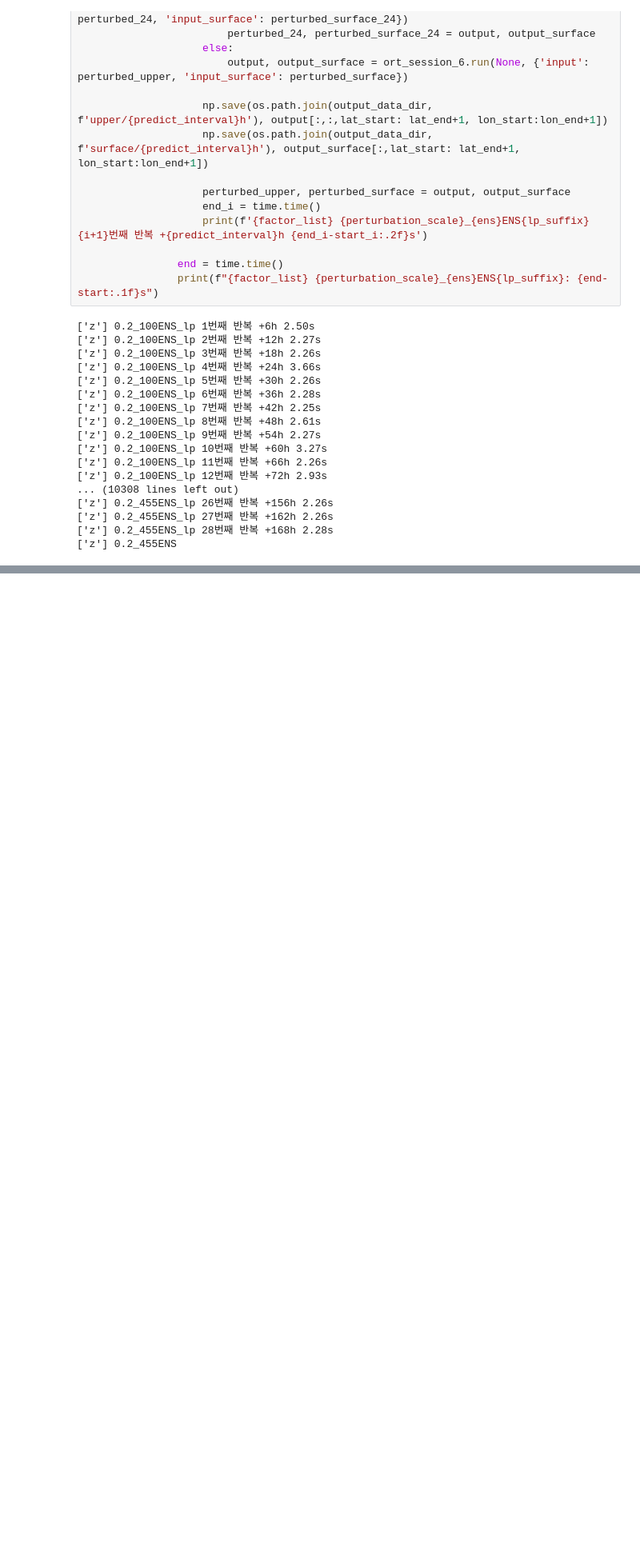
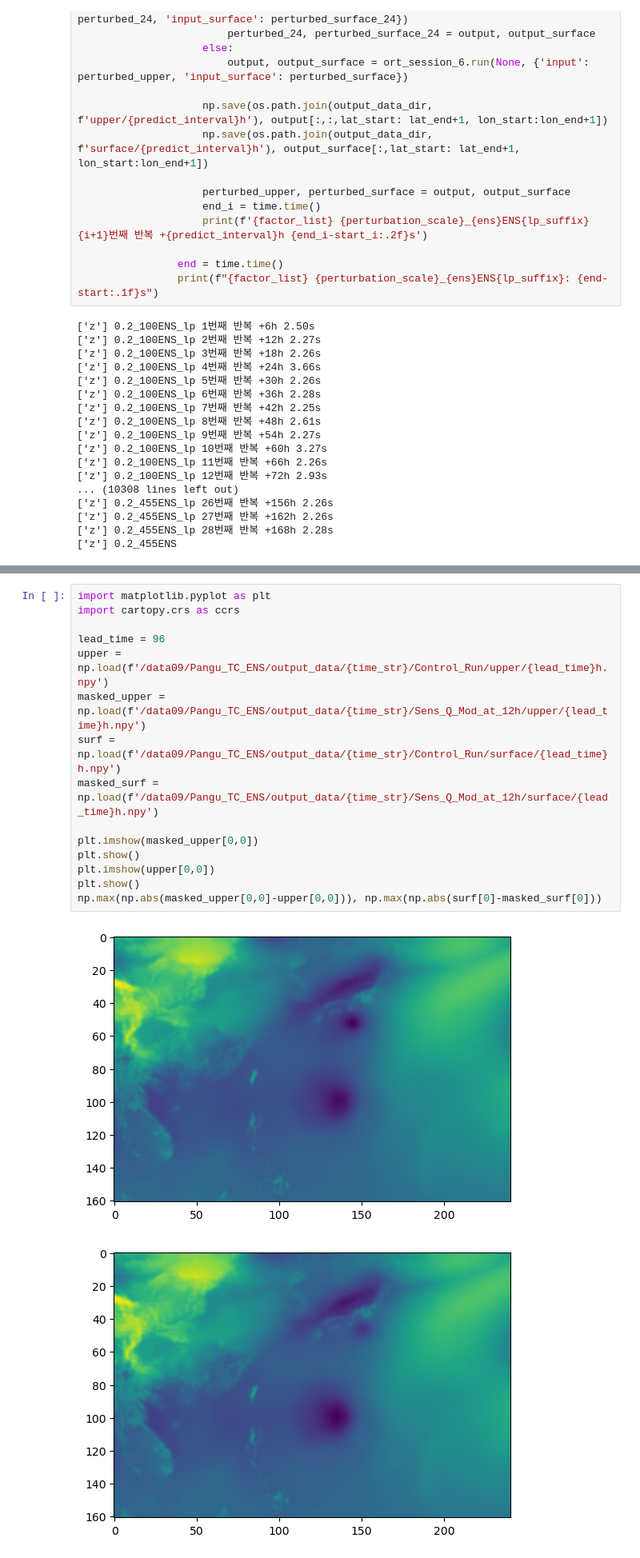
Before and after one commit to jjoo0727/Convective-Systems-Tropical-Dynamics-Laboratory, a Jupyter notebook: inference/inference_ENS1.ipynb, the cells around one changed output, grey strips where cells are left out. Shown at 80% size. Cells and saved outputs as stored; diff of their text form; blank space fills up the shorter version.

```diff
--- a/inference/inference_ENS1.ipynb
+++ b/inference/inference_ENS1.ipynb
@@ -181,0 +515,18 @@ for factor_list in factor_list_list:
+# %%
+import matplotlib.pyplot as plt
+import cartopy.crs as ccrs
+
+lead_time = 96
+upper = np.load(f'/data09/Pangu_TC_ENS/output_data/{time_str}/Control_Run/upper/{lead_time}h.npy')
+masked_upper = np.load(f'/data09/Pangu_TC_ENS/output_data/{time_str}/Sens_Q_Mod_at_12h/upper/{lead_time}h.npy')
+surf = np.load(f'/data09/Pangu_TC_ENS/output_data/{time_str}/Control_Run/surface/{lead_time}h.npy')
+masked_surf = np.load(f'/data09/Pangu_TC_ENS/output_data/{time_str}/Sens_Q_Mod_at_12h/surface/{lead_time}h.npy')
+
+plt.imshow(masked_upper[0,0])
+plt.show()
+plt.imshow(upper[0,0])
+plt.show()
+np.max(np.abs(masked_upper[0,0]-upper[0,0])), np.max(np.abs(surf[0]-masked_surf[0]))
+# %% [output]
+[figure, added]
+[figure, added]
```
Also changed, not shown: parts of 3 cells of this notebook, 6 other files.
